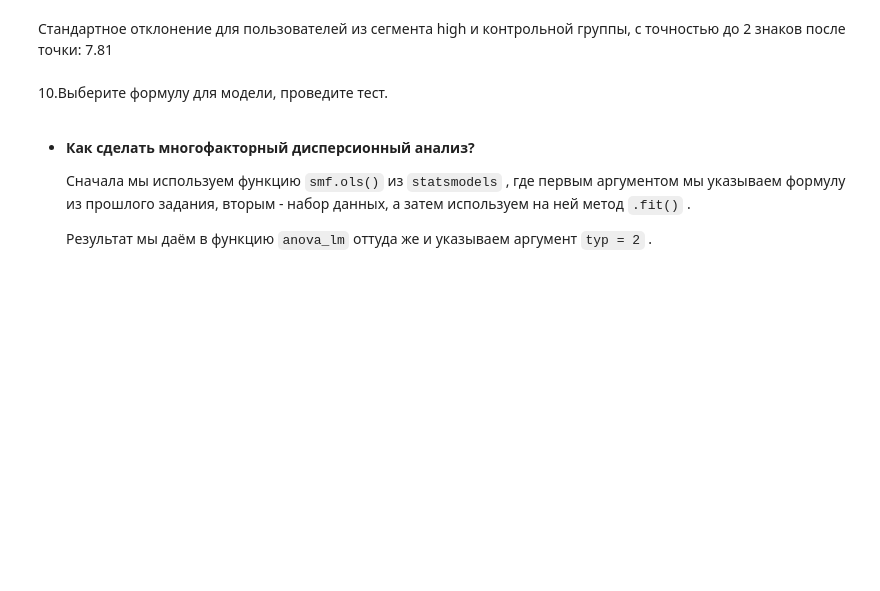
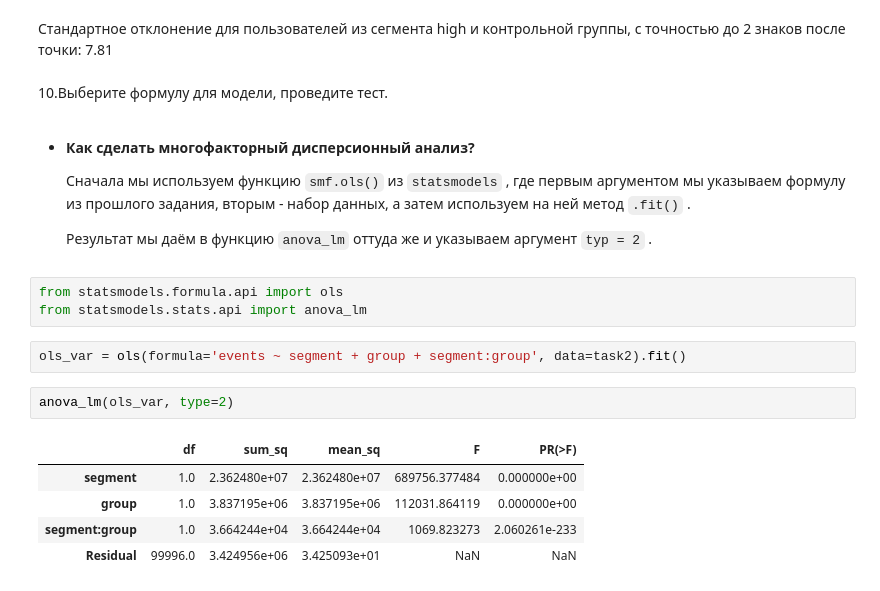
Before and after one commit to VPonomarev42/LearningRep, a Jupyter notebook: stats/stats_miniproject_5.ipynb, the cells around one changed output. Drawn from its saved outputs; the diff is of its cells as text; blank space fills up the shorter version.

```diff
--- a/stats/stats_miniproject_5.ipynb
+++ b/stats/stats_miniproject_5.ipynb
@@ -216,3 +214,16 @@ Cтандартное отклонение для пользователей и
     Сначала мы используем функцию `smf.ols()` из `statsmodels` , где первым аргументом мы указываем формулу из прошлого задания, вторым - набор данных, а затем используем на ней метод `.fit()` .
 
     Результат мы даём в функцию `anova_lm` оттуда же и указываем аргумент `typ = 2` .
+# %%
+from statsmodels.formula.api import ols
+from statsmodels.stats.api import anova_lm
+# %%
+ols_var = ols(formula='events ~ segment + group + segment:group', data=task2).fit()
+# %%
+anova_lm(ols_var, type=2)
+# %% [output]
+|  | df | sum_sq | mean_sq | F | PR(>F) |
+| segment | 1.0 | 2.362480e+07 | 2.362480e+07 | 689756.377484 | 0.000000e+00 |
+| group | 1.0 | 3.837195e+06 | 3.837195e+06 | 112031.864119 | 0.000000e+00 |
+| segment:group | 1.0 | 3.664244e+04 | 3.664244e+04 | 1069.823273 | 2.060261e-233 |
+| Residual | 99996.0 | 3.424956e+06 | 3.425093e+01 | NaN | NaN |
```
Also changed, not shown: parts of 4 cells of this notebook.
